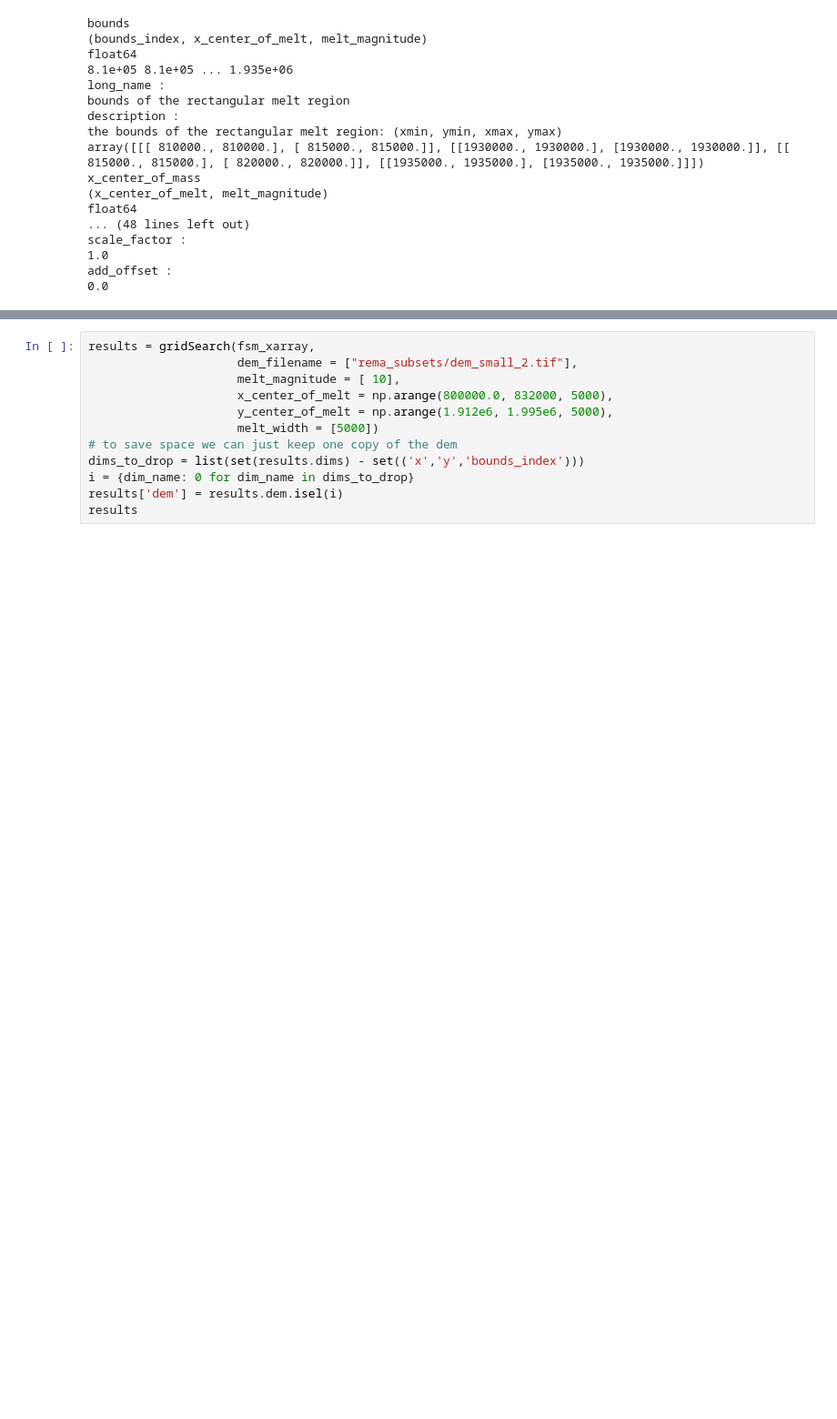
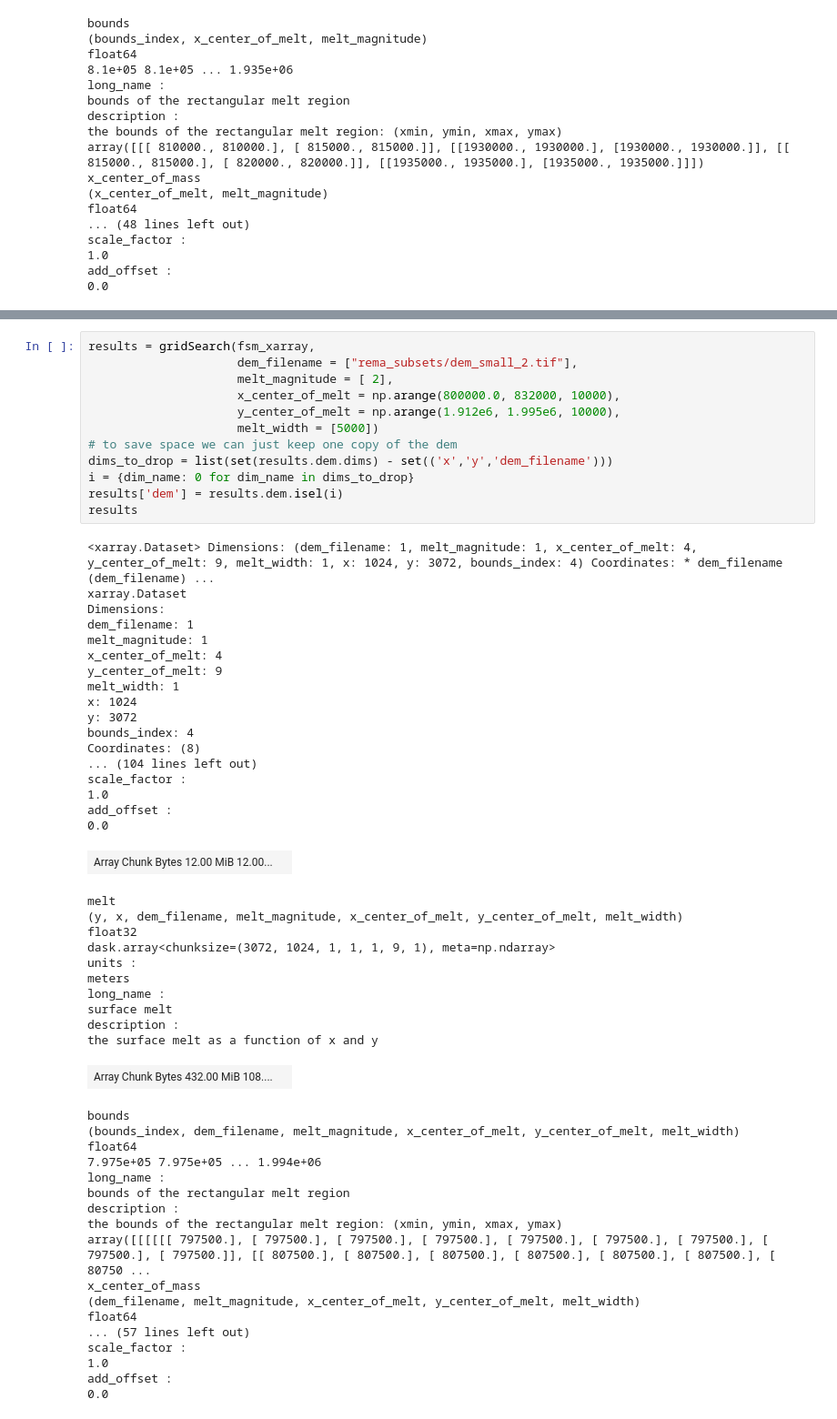
Before and after one commit to jkingslake/BFRN_meltwater, a Jupyter notebook: python/notebooks/gridsearch.ipynb, the cells around one changed output, grey strips where cells are left out. Shown at 91% size. Cells and saved outputs as stored; diff of their text form; blank space fills up the shorter version.

```diff
--- a/python/notebooks/gridsearch.ipynb
+++ b/python/notebooks/gridsearch.ipynb
@@ -360,12 +328,59 @@ BokehModel(combine_events=True, render_bundle={'docs_json': {'7ac383a0-9764-4edc
 # %%
 results = gridSearch(fsm_xarray,
                      dem_filename = ["rema_subsets/dem_small_2.tif"],
-                     melt_magnitude = [ 10],
-                     x_center_of_melt = np.arange(800000.0, 832000, 5000),
-                     y_center_of_melt = np.arange(1.912e6, 1.995e6, 5000),
+                     melt_magnitude = [ 2],
+                     x_center_of_melt = np.arange(800000.0, 832000, 10000),
+                     y_center_of_melt = np.arange(1.912e6, 1.995e6, 10000),
                      melt_width = [5000])
 # to save space we can just keep one copy of the dem
-dims_to_drop = list(set(results.dims) - set(('x','y','bounds_index')))
+dims_to_drop = list(set(results.dem.dims) - set(('x','y','dem_filename')))
 i = {dim_name: 0 for dim_name in dims_to_drop}
 results['dem'] = results.dem.isel(i)
 results
+# %% [output]
+<xarray.Dataset> Dimensions: (dem_filename: 1, melt_magnitude: 1, x_center_of_melt: 4, y_center_of_melt: 9, melt_width: 1, x: 1024, y: 3072, bounds_index: 4) Coordinates: * dem_filename (dem_filename) ...
+xarray.Dataset
+Dimensions:
+dem_filename: 1
+melt_magnitude: 1
+x_center_of_melt: 4
+y_center_of_melt: 9
+melt_width: 1
+x: 1024
+y: 3072
+bounds_index: 4
+Coordinates: (8)
+... (104 lines left out)
+scale_factor :
+1.0
+add_offset :
+0.0
+| Array Chunk Bytes 12.00 MiB 12.00... |  |
+melt
+(y, x, dem_filename, melt_magnitude, x_center_of_melt, y_center_of_melt, melt_width)
+float32
+dask.array<chunksize=(3072, 1024, 1, 1, 1, 9, 1), meta=np.ndarray>
+units :
+meters
+long_name :
+surface melt
+description :
+the surface melt as a function of x and y
+| Array Chunk Bytes 432.00 MiB 108.... |  |
+bounds
+(bounds_index, dem_filename, melt_magnitude, x_center_of_melt, y_center_of_melt, melt_width)
+float64
+7.975e+05 7.975e+05 ... 1.994e+06
+long_name :
+bounds of the rectangular melt region
+description :
+the bounds of the rectangular melt region: (xmin, ymin, xmax, ymax)
+array([[[[[[ 797500.], [ 797500.], [ 797500.], [ 797500.], [ 797500.], [ 797500.], [ 797500.], [ 797500.], [ 797500.]], [[ 807500.], [ 807500.], [ 807500.], [ 807500.], [ 807500.], [ 807500.], [ 80750 ...
+x_center_of_mass
+(dem_filename, melt_magnitude, x_center_of_melt, y_center_of_melt, melt_width)
+float64
+... (57 lines left out)
+scale_factor :
+1.0
+add_offset :
+0.0
```
Also changed, not shown: parts of 21 cells of this notebook, 3 other files.
